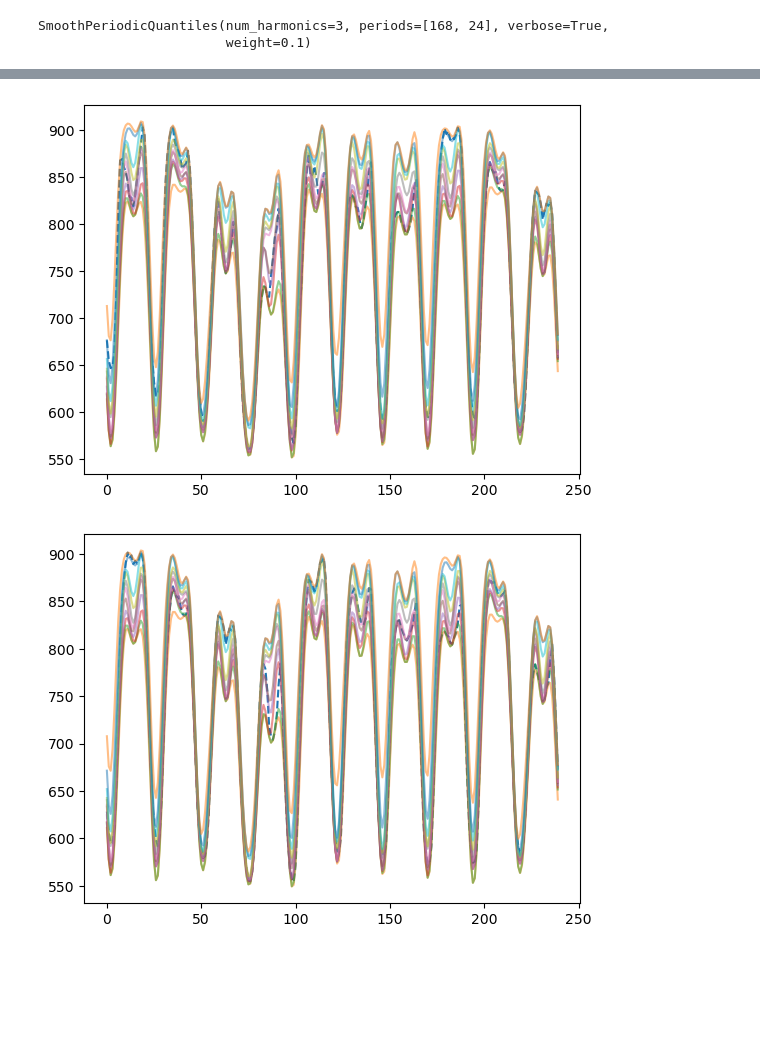
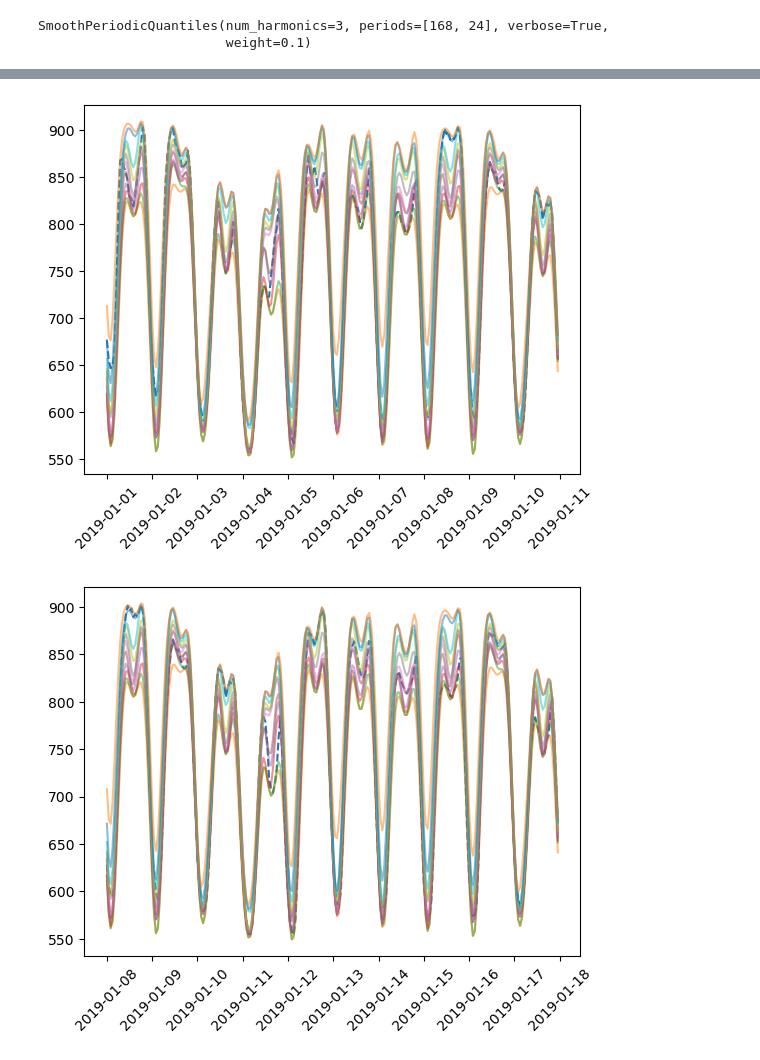
Before and after one commit to cvxgrp/spcqe, a Jupyter notebook: notebooks/small_example-class.ipynb, the cells around one changed output, grey strips where cells are left out. Cells and saved outputs as stored; diff of their text form; code cells hidden in the pictures; blank space fills up the shorter version.

Commit message:
new example with single quantile fit and updated notebooks

```diff
--- a/notebooks/small_example-class.ipynb
+++ b/notebooks/small_example-class.ipynb
@@ -48,5 +48,6 @@ y3 = np.hstack(y3_list)
 # %%
 ix = 100
-data_view = y1[24 * ix:24 * (ix + 30)]
-plt.plot(data_view);
+data_view = df.iloc[24 * ix:24 * (ix + 30)]
+plt.plot(data_view)
+plt.xticks(rotation=45);
 # %% [output]
@@ -54,4 +55,5 @@ plt.plot(data_view);
 # %%
+y1 = data_view['RT_Demand']
 P2 = int(7*24)
 P3 = int(24)
 K = 3
@@ -61,5 +63,3 @@ spq
 # %% [output]
 SmoothPeriodicQuantiles(num_harmonics=3, periods=[168, 24], verbose=True,
                         weight=0.1)
-# %%
-spq.fit(data_view)
@@ -83,0 +66,3 @@ spq.fit(data_view)
+# %%
+spq.fit(y1)
+print(f"total time: {spq.fit_time:.2f} seconds")
@@ -84,12 +87,18 @@ spq.fit(data_view)
 # %%
 ix = 0
-plt.plot(data_view[24 * ix:24 * (ix + 10)], ls='--')
-plt.plot(spq.quantiles[24 * ix:24 * (ix + 10), :], alpha=0.5);
+slc = np.s_[24 * ix:24 * (ix + 10)]
+xs = df.index[slc]
+plt.plot(xs, y1[slc], ls='--')
+plt.plot(xs, spq.quantiles[slc, :], alpha=0.5)
+plt.xticks(rotation=45);
 # %% [output]
-[figure, old version]
+[figure, new version]
 # %%
 ix = 7
-plt.plot(data_view[24 * ix:24 * (ix + 10)], ls='--')
-plt.plot(spq.quantiles[24 * ix:24 * (ix + 10), :], alpha=0.5);
+slc = np.s_[24 * ix:24 * (ix + 10)]
+xs = df.index[slc]
+plt.plot(xs, y1[slc], ls='--')
+plt.plot(xs, spq.quantiles[slc, :], alpha=0.5)
+plt.xticks(rotation=45);
 # %% [output]
-[figure, old version]
+[figure, new version]
```
Also changed, not shown: parts of 4 cells of this notebook, 3 other files.
